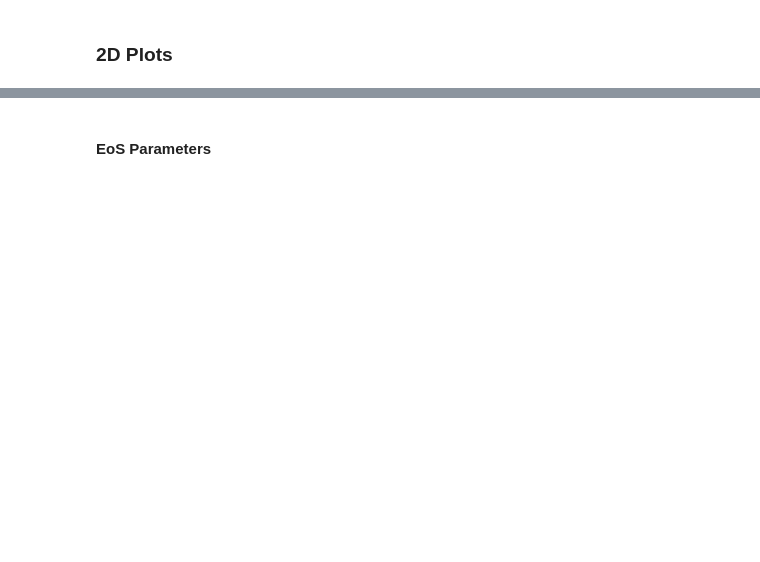
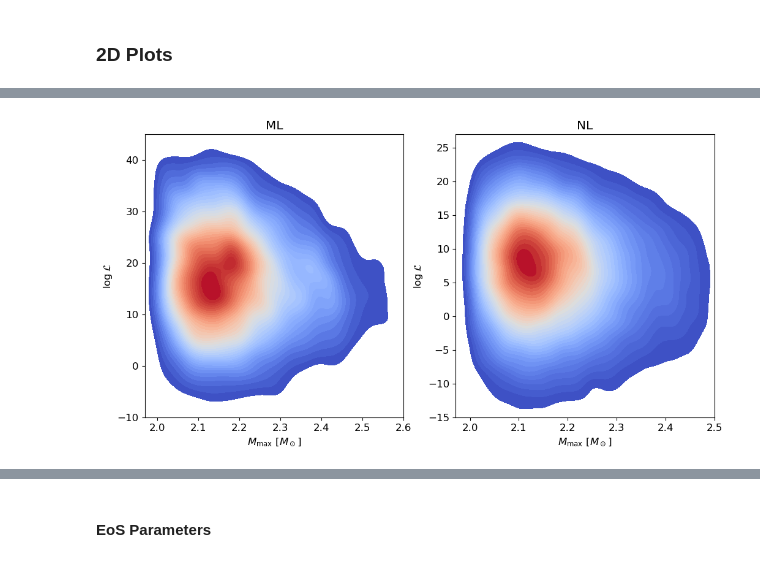
Before and after one commit to awsteiner/bamr, a Jupyter notebook: out/bamr_plots.ipynb, the cells around one changed output, grey strips where cells are left out. Cells and saved outputs as stored; diff of their text form; code cells hidden in the pictures; blank space fills up the shorter version.

```diff
--- a/out/bamr_plots.ipynb
+++ b/out/bamr_plots.ipynb
@@ -512,0 +516,17 @@ for i in range(2):
+# %%
+fig, ax = plt.subplots(1, 2, figsize=(12,6))
+sns.kdeplot(x=mmax_ml, y=log_wgt_ml, ax=ax[0], cmap='coolwarm', fill=True, levels=40)
+sns.kdeplot(x=mmax_nl, y=log_wgt_nl, ax=ax[1], cmap='coolwarm', fill=True, levels=40)
+ax[0].set_xlabel('$M_\mathrm{max}~[M_\odot]$')
+ax[0].set_ylabel('$\log \mathcal{L}$')
+ax[1].set_xlabel('$M_\mathrm{max}~[M_\odot]$')
+ax[1].set_ylabel('$\log \mathcal{L}$')
+ax[0].set_title('ML')
+ax[1].set_title('NL')
+ax[0].set_xlim(1.97, 2.6)
+ax[0].set_ylim(-10.0, 45.0)
+ax[1].set_xlim(1.97, 2.5)
+ax[1].set_ylim(-15.0, 27.0)
+plt.show()
+# %% [output]
+[figure, added]
```
Also changed, not shown: parts of 41 cells of this notebook, 4 other files.
